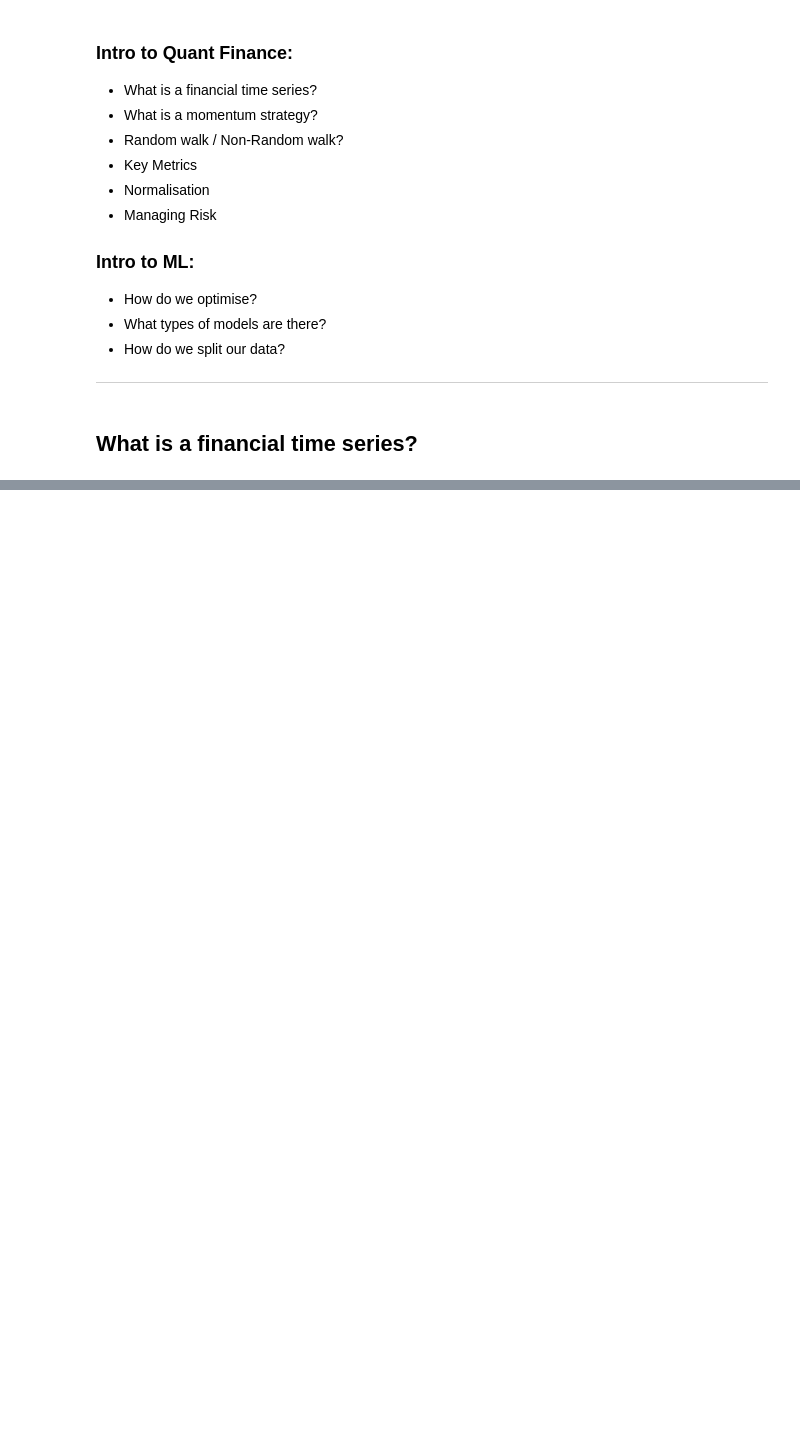
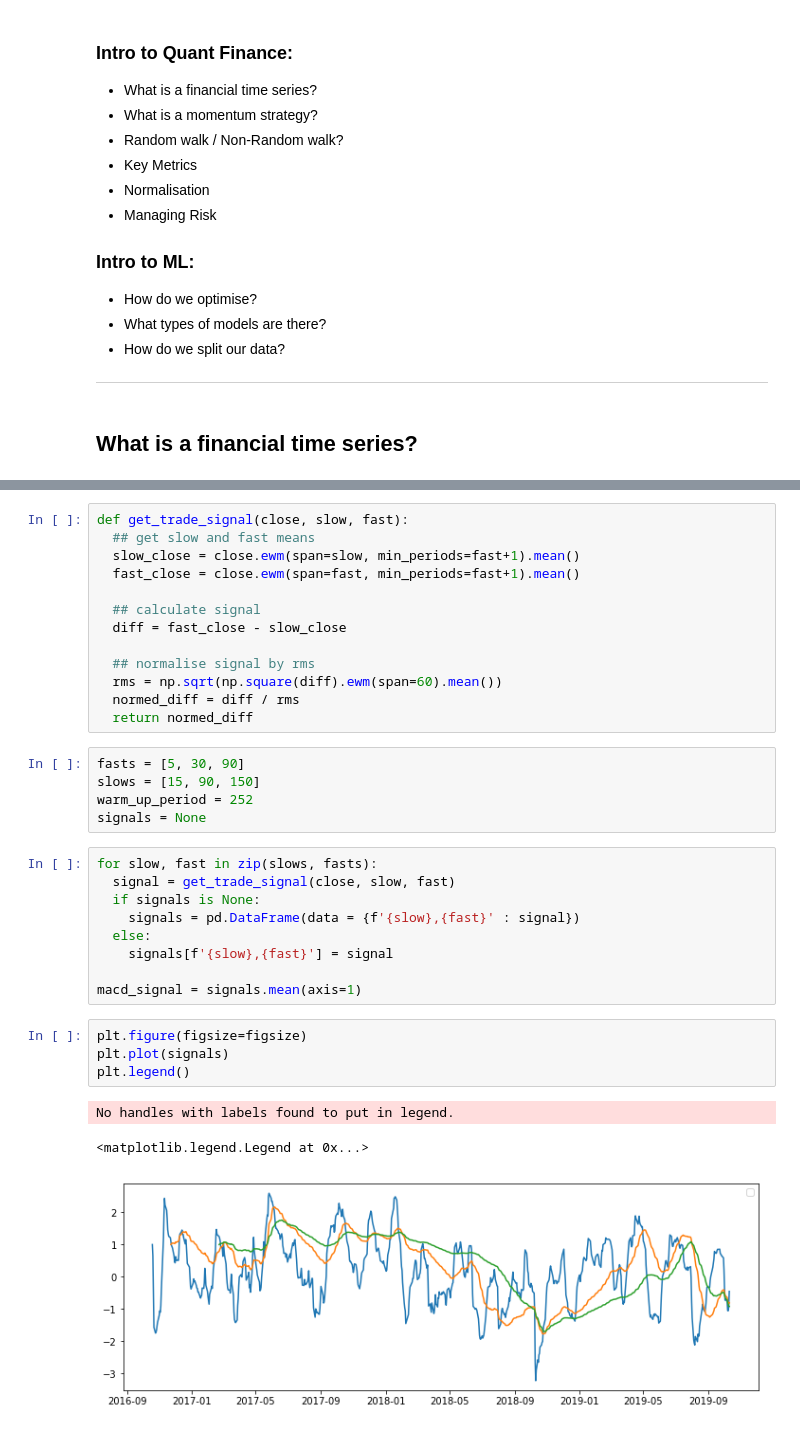
Before and after one commit to Joearrowsmith/Algothon_2019_Workshops, a Jupyter notebook: Introduction_to_Financial_Machine_Learning.ipynb, the cells around one changed output, grey strips where cells are left out. Saved outputs shown, nothing was run; the diff lists cells and outputs as text; blank space fills up the shorter version.

```diff
--- a/Introduction_to_Financial_Machine_Learning.ipynb
+++ b/Introduction_to_Financial_Machine_Learning.ipynb
@@ -30,0 +105,35 @@ import quandl
+# %%
+def get_trade_signal(close, slow, fast):
+  ## get slow and fast means
+  slow_close = close.ewm(span=slow, min_periods=fast+1).mean()
+  fast_close = close.ewm(span=fast, min_periods=fast+1).mean()
+
+  ## calculate signal
+  diff = fast_close - slow_close
+
+  ## normalise signal by rms
+  rms = np.sqrt(np.square(diff).ewm(span=60).mean())
+  normed_diff = diff / rms
+  return normed_diff
+# %%
+fasts = [5, 30, 90]
+slows = [15, 90, 150]
+warm_up_period = 252
+signals = None
+# %%
+for slow, fast in zip(slows, fasts):
+  signal = get_trade_signal(close, slow, fast)
+  if signals is None:
+    signals = pd.DataFrame(data = {f'{slow},{fast}' : signal})
+  else:
+    signals[f'{slow},{fast}'] = signal
+
+macd_signal = signals.mean(axis=1)
+# %%
+plt.figure(figsize=figsize)
+plt.plot(signals)
+plt.legend()
+# %% [output]
+No handles with labels found to put in legend.
+<matplotlib.legend.Legend at 0x...>
+[figure, added]
```
Also changed, not shown: parts of 15 cells of this notebook.
